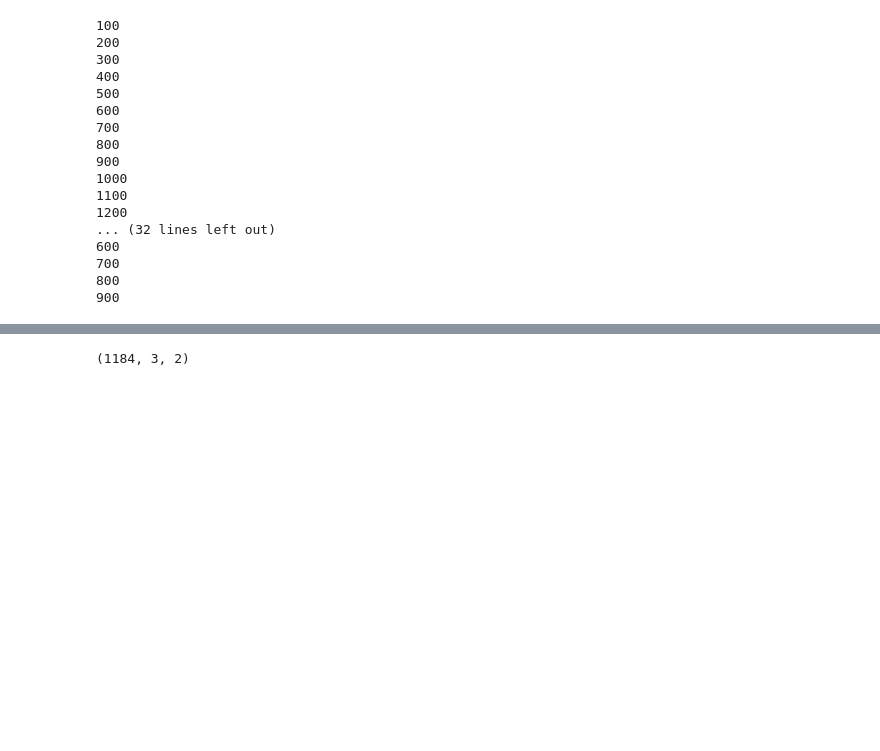
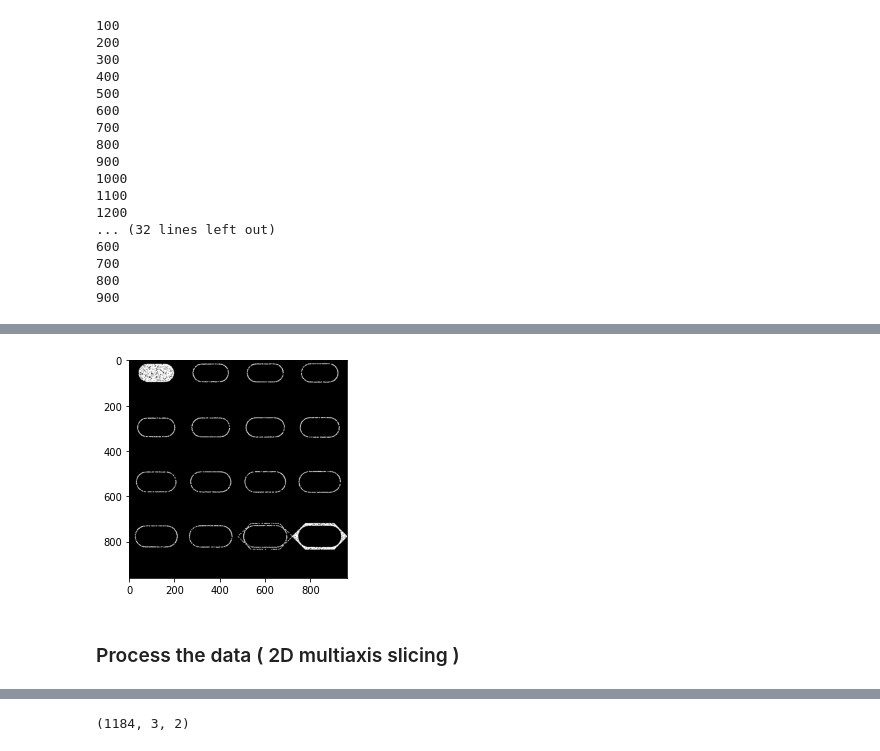
Before and after one commit to RazvanDu/3DRecognition, a Jupyter notebook: 3DRecognition.ipynb, the cells around one changed output, grey strips where cells are left out. Drawn from its saved outputs; the diff is of its cells as text; code cells hidden in the pictures; blank space fills up the shorter version.

Commit message:
Cleanup and 2D multiaxis slicing

```diff
--- a/3DRecognition.ipynb
+++ b/3DRecognition.ipynb
@@ -232,3 +21,18 @@ def plot2D(data):
+# %%
+def read_off(file):
+    return trimesh.load(file).sample(8192)
+
+
+def plot3D(data):
+    fig = plt.figure(figsize=(5, 5))
+    ax = fig.add_subplot(111, projection="3d")
+    ax.scatter(data[:, 0], data[:, 1], data[:, 2])
+    ax.view_init(30, 200)
+
+
+def plot2DBW(data):
+    plt.imshow(data[1],'gray')
+    plt.show()
 # %%
 categories = ["bathtub", "bed", "chair", "desk", "dresser", "monitor", "night_stand", "sofa", "table", "toilet"]
 
@@ -339,21 +160,0 @@ array([0.49831891, 0.4373903 , 0.06429079])
-# %%
-#from occmodel import Face, Solid, OCCError
-
-real_faces = []
-for face in faces:
-
-    points = []
-    for i in range(1, len(face), 1):
-        points.append(vertices2d[face[i]])
-
-    real_faces.append(points)
-
-# occfaces = []
-# for real_face in real_faces:
-#     if len(real_face) == 3:
-#         try:
-#             occfaces.append(Face().createPolygonal(real_face))
-#         except OCCError as e:
-#             print(e, real_face)
-#     else:
-#         assert(False)
@@ -364,0 +192,3 @@ real_faces_pcs.shape
+# %%
+train_images = changeView(train_data_n)
+test_images = changeView(test_data_n)
@@ -364,0 +213,6 @@ real_faces_pcs.shape
+# %%
+plot2DBW(train_images[3])
+# %% [output]
+[figure, added]
+# %% [markdown]
+### Process the data ( 2D multiaxis slicing )
```
Also changed, not shown: parts of 26 cells of this notebook.
